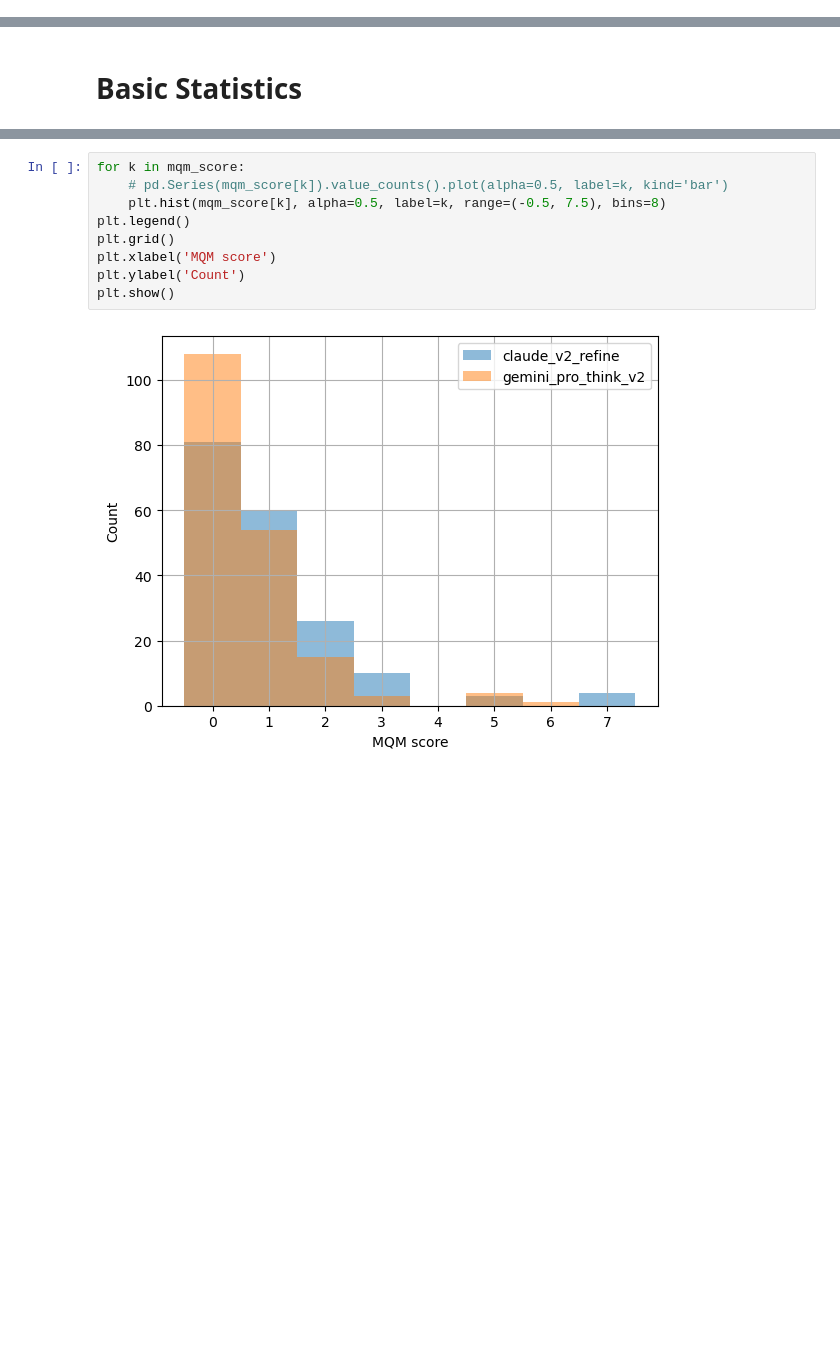
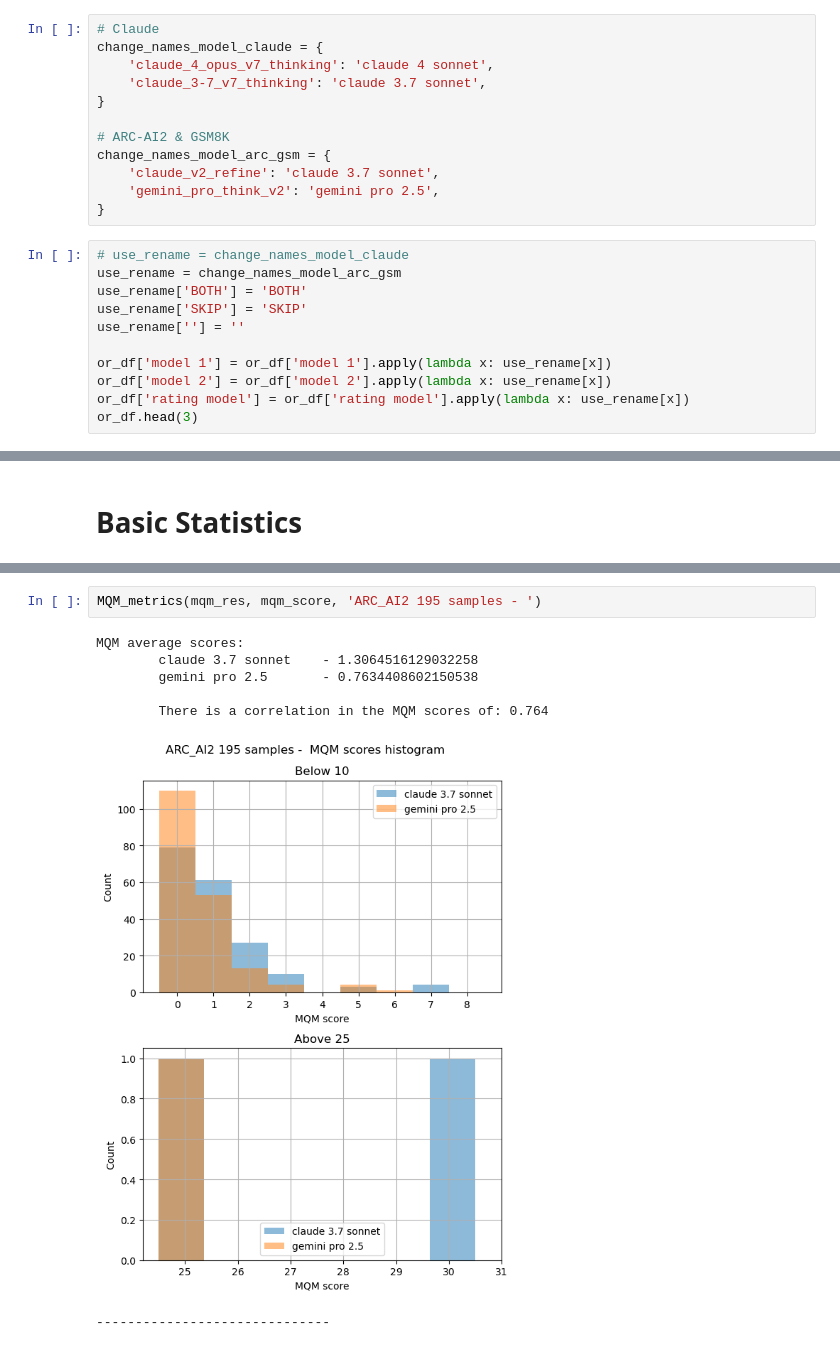
Before and after one commit to sarelWeinberger/qwen-hebrew-finetuning, a Jupyter notebook: translation/3 - Evaluate labeling.ipynb, the cells around one changed output, grey strips where cells are left out. Drawn from its saved outputs; the diff is of its cells as text; blank space fills up the shorter version.

```diff
--- a/translation/3 - Evaluate labeling.ipynb
+++ b/translation/3 - Evaluate labeling.ipynb
@@ -43,0 +51,23 @@ label_df.shape, or_df.shape, mqm_res.keys()
+# %%
+# Claude
+change_names_model_claude = {
+    'claude_4_opus_v7_thinking': 'claude 4 sonnet',
+    'claude_3-7_v7_thinking': 'claude 3.7 sonnet',
+}
+
+# ARC-AI2 & GSM8K
+change_names_model_arc_gsm = {
+    'claude_v2_refine': 'claude 3.7 sonnet',
+    'gemini_pro_think_v2': 'gemini pro 2.5',
+}
+# %%
+# use_rename = change_names_model_claude
+use_rename = change_names_model_arc_gsm
+use_rename['BOTH'] = 'BOTH'
+use_rename['SKIP'] = 'SKIP'
+use_rename[''] = ''
+
+or_df['model 1'] = or_df['model 1'].apply(lambda x: use_rename[x])
+or_df['model 2'] = or_df['model 2'].apply(lambda x: use_rename[x])
+or_df['rating model'] = or_df['rating model'].apply(lambda x: use_rename[x])
+or_df.head(3)
@@ -91,11 +105,10 @@ mqm_res.keys(), mqm_score.keys()
 # %%
-for k in mqm_score:
-    # pd.Series(mqm_score[k]).value_counts().plot(alpha=0.5, label=k, kind='bar')
-    plt.hist(mqm_score[k], alpha=0.5, label=k, range=(-0.5, 7.5), bins=8)
-plt.legend()
-plt.grid()
-plt.xlabel('MQM score')
-plt.ylabel('Count')
-plt.show()
+MQM_metrics(mqm_res, mqm_score, 'ARC_AI2 195 samples - ')
 # %% [output]
+MQM average scores:
+        claude 3.7 sonnet    - 1.3064516129032258
+        gemini pro 2.5       - 0.7634408602150538
+
+        There is a correlation in the MQM scores of: 0.764
-[figure, old version]
+[figure, new version]
+------------------------------
```
Also changed, not shown: parts of 28 cells of this notebook, 8 other files.
